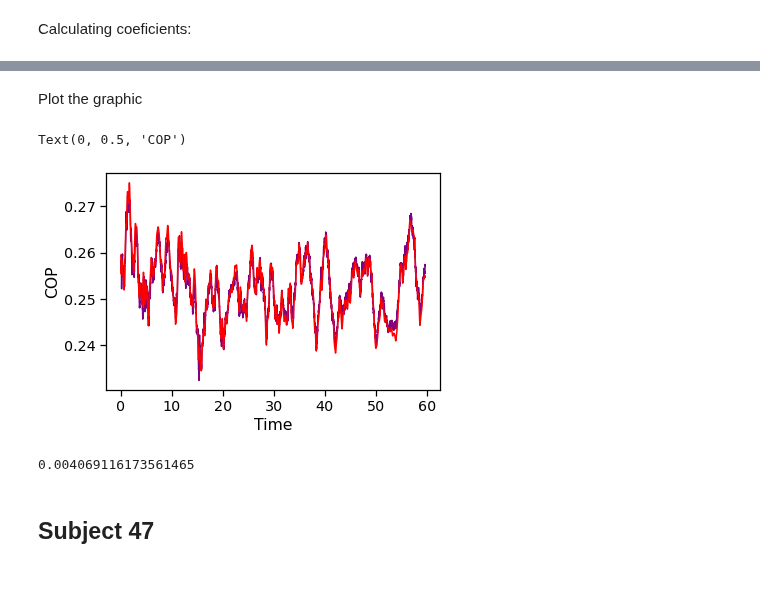
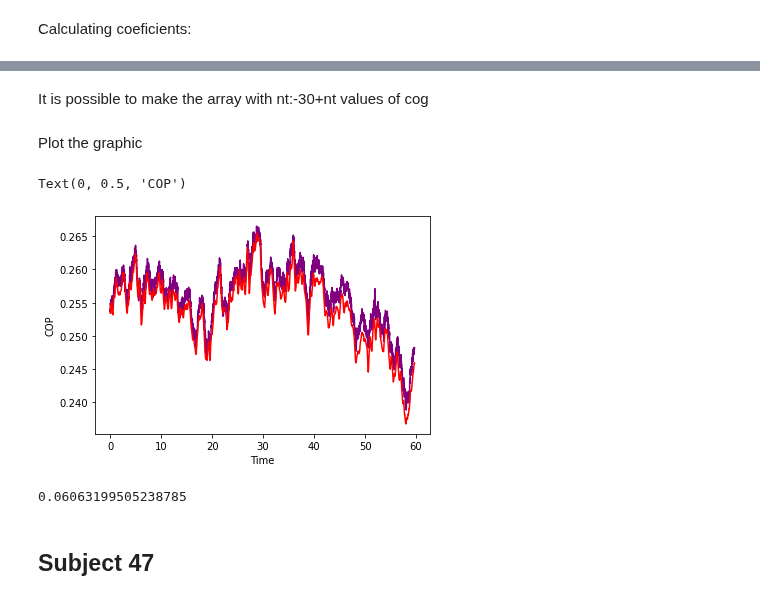
Before and after one commit to FernandaVanzini/COPandCOGestimar, a Jupyter notebook: RegressãoLinear.ipynb, the cells around one changed output, grey strips where cells are left out. Saved outputs shown, nothing was run; the diff lists cells and outputs as text; code cells hidden in the pictures.

Commit message:
Linear regression with 6 tests

```diff
--- a/RegressãoLinear.ipynb
+++ b/RegressãoLinear.ipynb
@@ -399,10 +399,10 @@ t7=mkr7['Time']
 # %% [markdown]
 Calculating coeficients:
 # %%
-x77=np.array(x7[:-30]).reshape(-1,1)
-y77=np.array(y7[30:]).reshape(-1,1)
+x66=np.array(x6[:-30]).reshape(-1,1)
+y66=np.array(y6[30:]).reshape(-1,1)
 for nt in range(1,30):
-    x77=np.hstack((x77,np.array(x7[nt:-30+nt]).reshape(-1,1)))
-N7=len(x77)
-f7=np.hstack((x77,np.ones((N7,1))))
-c7,d7,_,_=np.linalg.lstsq(x77,y77,rcond=None)
+    x66=np.hstack((x66,np.array(x6[nt:-30+nt]).reshape(-1,1)))
+N6=len(x66)
+f6=np.hstack((x66,np.ones((N6,1))))
+c6,d6,_,_=np.linalg.lstsq(x66,y66,rcond=None)
@@ -409,21 +411,35 @@ c7,d7,_,_=np.linalg.lstsq(x77,y77,rcond=None)
+# %%
+fname_grftest6=os.path.join(path2,PDSinfo.Trial[12]+'grf'+'.txt')
+fname_mkrtest6=os.path.join(path2,PDSinfo.Trial[12]+'mkr'+'.txt')
+grftest6=pd.read_csv(fname_grftest6,delimiter='\t', header=0, engine='c')
+mkrtest6=pd.read_csv(fname_mkrtest6,delimiter='\t',header=0,engine='c')
+# %%
+u6=mkrtest6['COG_X']
+v6=grftest6['COPNET_X']
+# %% [markdown]
+It is possible to make the array with nt:-30+nt values of cog
+# %%
+x6test6=np.array(u6[:-30]).reshape(-1,1)
+for nt in range(1,30):
+    x6test6=np.hstack((x6test6,np.array(u6[nt:-30+nt]).reshape(-1,1)))
 # %% [markdown]
 Plot the graphic
 # %%
-yestimative7=x77@c7
-plt.plot(t7[:-30],yestimative7,marker='',color='purple',linestyle='-')
-plt.plot(t7[:-30],y7[30:],marker='',color='red',linestyle='-')
+yexttest6=x6test6@c6
+plt.plot(t6[:-30],yexttest6,marker='',color='purple',linestyle='-')
+plt.plot(t6[:-30],v6[30:],marker='',color='red',linestyle='-')
 plt.xlabel('Time')
 plt.ylabel('COP')
 # %% [output]
 Text(0, 0.5, 'COP')
-[figure, old version]
+[figure, new version]
 # %%
-yestimative7med=np.mean(yestimative7)
-yreal7med=np.mean(y7[30:])
+yestimative7med=np.mean(yexttest6)
+yreal7med=np.mean(v6[30:])
 e7=np.sqrt((yestimative7med-yreal7med)*2)
 print(e7)
 # %% [output]
-0.004069116173561465
+0.06063199505238785
 # %% [markdown]
 ## Subject 47
 # %% [markdown]
```
Also changed, not shown: parts of 6 cells of this notebook.
